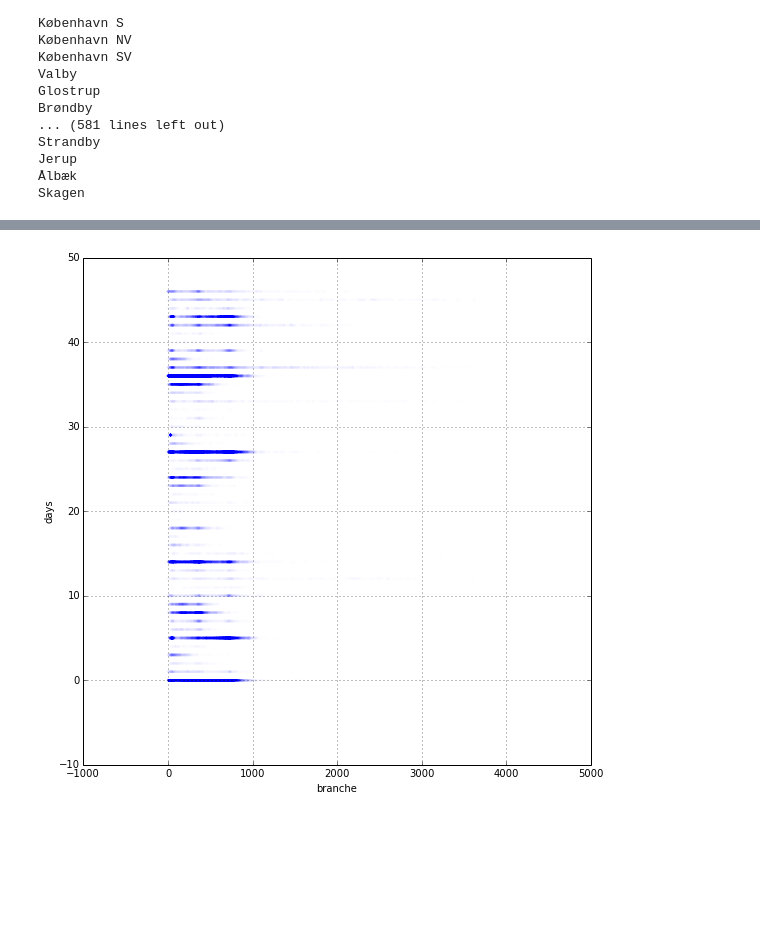
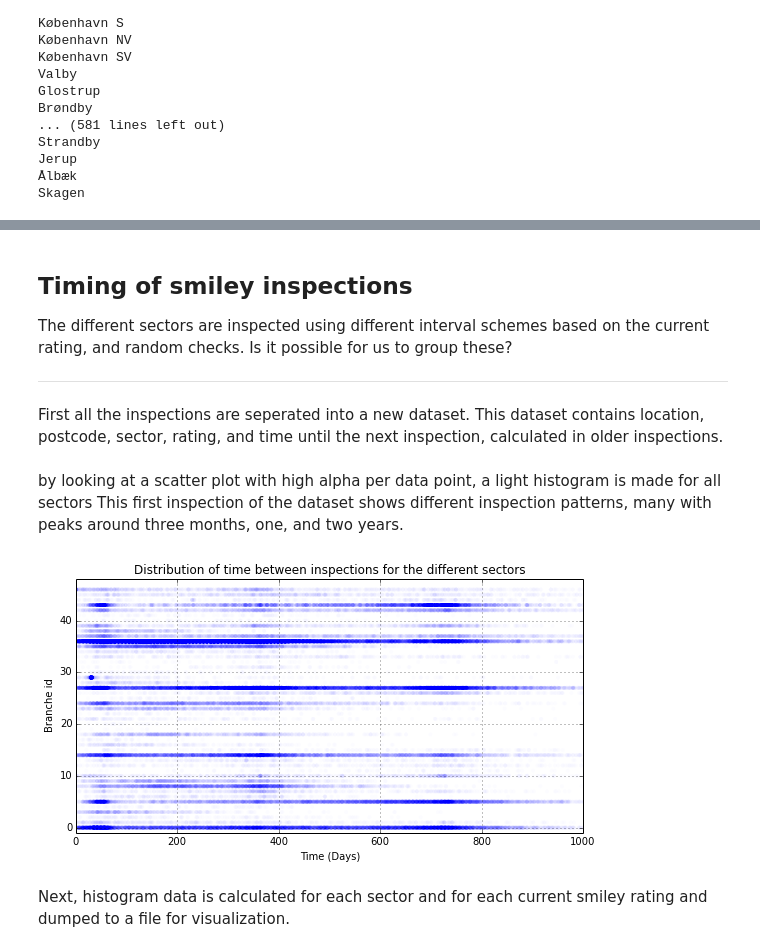
Before and after one commit to Happyzippy/socialdata, a Jupyter notebook: SmileyProject/DataAnalysis.ipynb, the cells around one changed output, grey strips where cells are left out. Cells and saved outputs as stored; diff of their text form; code cells hidden in the pictures; blank space fills up the shorter version.

```diff
--- a/SmileyProject/DataAnalysis.ipynb
+++ b/SmileyProject/DataAnalysis.ipynb
@@ -575,3 +590,10 @@ KeyboardInterrupt:
+# %% [markdown]
+## Timing of smiley inspections
+
+The different sectors are inspected using different interval schemes based on the current rating, and random checks. Is it possible for us to group these?
+
+- - -
+First all the inspections are seperated into a new dataset. This dataset contains location, postcode, sector, rating, and time until the next inspection, calculated in older inspections.
 # %%
 # extract kontroller into one column
 columns = ['','naest', 'tredje', 'fjerde']
@@ -593,25 +615,33 @@ for nc in range(0,len(columns)):
     kontroller[column].rename(columns={column: 'kontrol', column + '_dato': 'dato'}, inplace=True)
     if nextColumn:
         kontroller[column].rename(columns={nextColumn + '_dato': 'next_dato'}, inplace=True)
-# concat dict
+
+# concatenate dict
 kontroller = pd.concat(kontroller)
+
 # remove nans
 kontroller = kontroller.loc[kontroller.kontrol.map(math.isnan) == False]
 
 branchelabels = {label: i for i, label in enumerate(set(kontroller.pixibranche))}
-kontroller['pixibranche_id'] = kontroller.pixibranche.map(lambda b: labels[b])
+kontroller['pixibranche_id'] = kontroller.pixibranche.map(lambda b: branchelabels[b])
 
 kontroller['deltat'] = pd.to_datetime(kontroller.next_dato)-pd.to_datetime(kontroller.dato)
 kontroller['deltat'] = kontroller['deltat'].map(lambda x: x / np.timedelta64(1,'D'));
+# %% [markdown]
+by looking at a scatter plot with high alpha per data point, a light histogram is made for all sectors
+This first inspection of the dataset shows different inspection patterns, many with peaks around three months, one, and two years.
 # %%
-plt.figure(figsize=(20,20))
+plt.figure(figsize=(20,10))
 plt.subplot(2,2,1)
-plt.scatter(kontroller.deltat, kontroller.pixibranche_id, alpha=0.005);
-plt.ylabel('branche')
-#plt.xlim(0,24);
-plt.xlabel("days")
-#plt.ylim(0,24);
+plt.scatter(kontroller.deltat, kontroller.pixibranche_id, alpha=0.01, edgecolor='none');
+plt.ylabel('Branche id')
+plt.xlim(0,1000);
+plt.xlabel("Time (Days)")
+plt.ylim(-1,48);
 plt.grid(True)
+plt.title('Distribution of time between inspections for the different sectors');
 # %% [output]
-[figure, old version]
+[figure, new version]
+# %% [markdown]
+Next, histogram data is calculated for each sector and for each current smiley rating and dumped to a file for visualization.
 # %%
```
Also changed, not shown: parts of 42 cells of this notebook, 2 other files.
